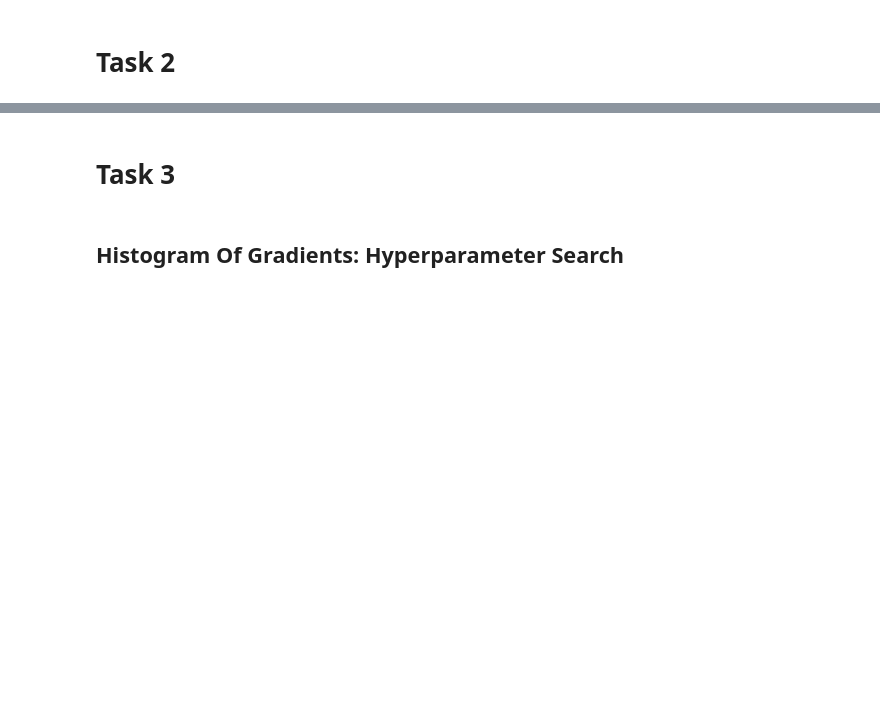
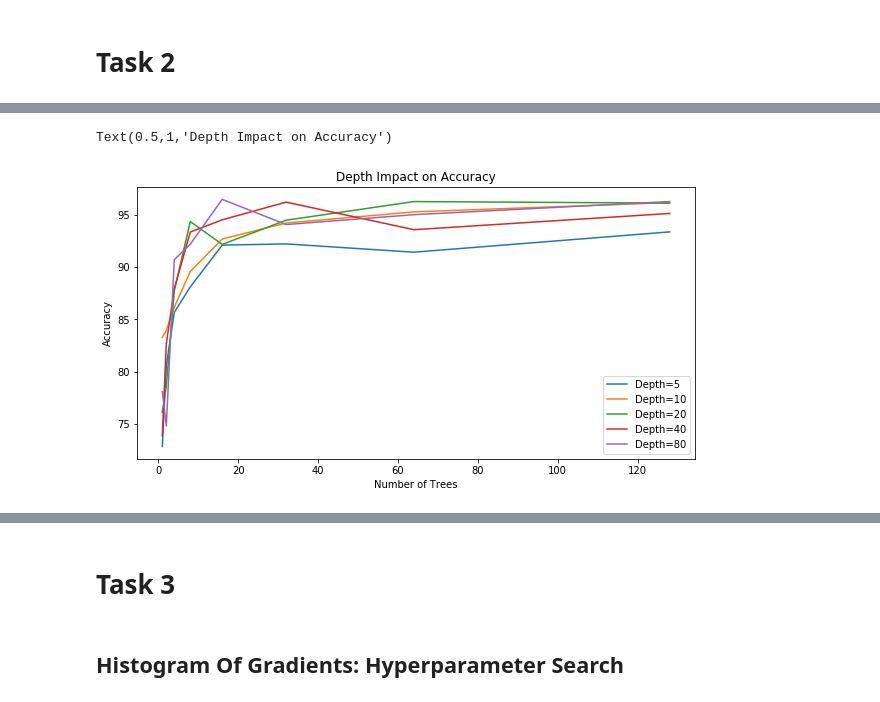
Before and after one commit to d-misra/object-detection, a Jupyter notebook: Object Detection Analysis.ipynb, the cells around one changed output, grey strips where cells are left out. Drawn from its saved outputs; the diff is of its cells as text; code cells hidden in the pictures; blank space fills up the shorter version.

```diff
--- a/Object Detection Analysis.ipynb
+++ b/Object Detection Analysis.ipynb
@@ -11,0 +120,25 @@ import itertools
+# %%
+ax = plt.gca()
+
+ax.figure.set_size_inches(10,5)
+
+df_depth_5.plot(x='Depth', y='Accuracy', ax=ax)
+df_depth_10.plot(x='Depth', y='Accuracy', ax=ax)
+df_depth_20.plot(x='Depth', y='Accuracy', ax=ax)
+df_depth_40.plot(x='Depth', y='Accuracy', ax=ax)
+df_depth_80.plot(x='Depth', y='Accuracy', ax=ax)
+
+ax.legend([
+    'Depth=5',
+    'Depth=10',
+    'Depth=20',
+    'Depth=40',
+    'Depth=80'
+])
+
+ax.set_xlabel('Number of Trees')
+ax.set_ylabel('Accuracy')
+ax.set_title('Depth Impact on Accuracy')
+# %% [output]
+Text(0.5,1,'Depth Impact on Accuracy')
+[figure, added]
```
Also changed, not shown: parts of 18 cells of this notebook, 4 other files.
